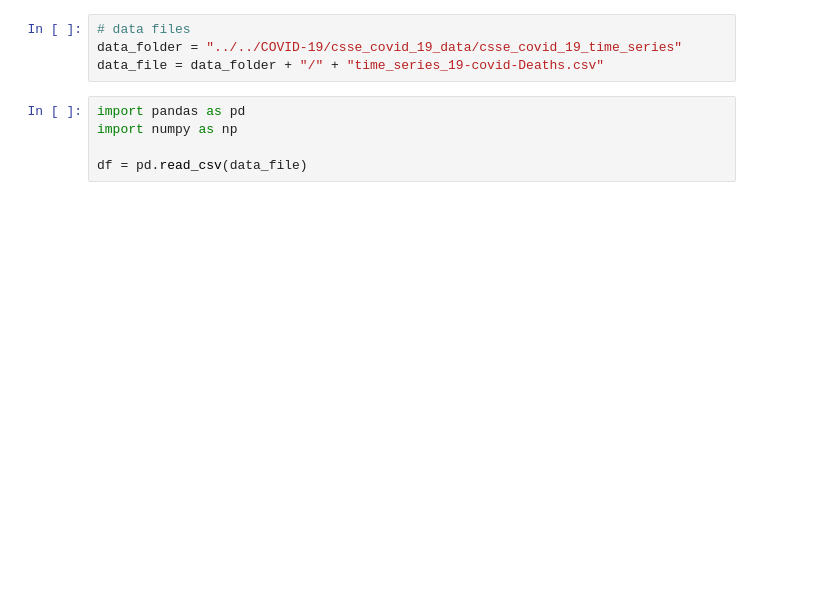
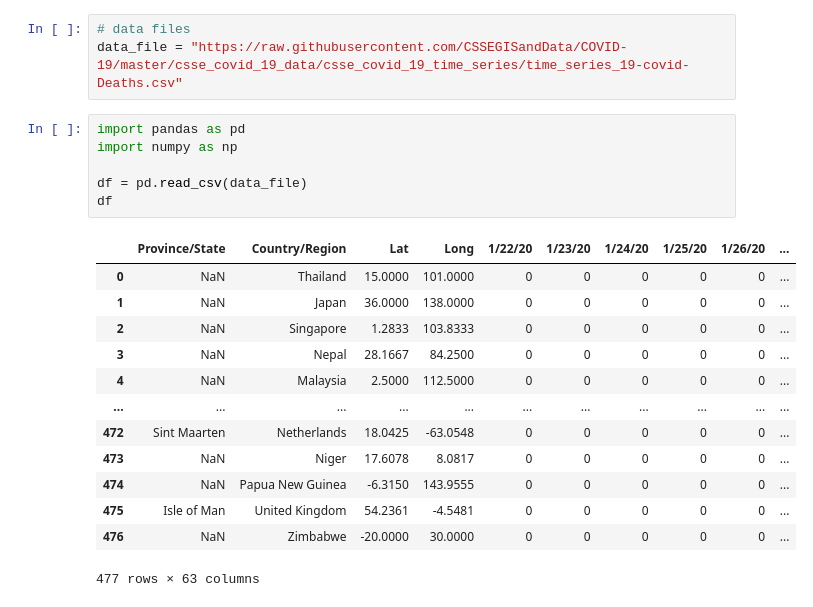
Before and after one commit to biafarrugia/dror-ddj-notebooks, a Jupyter notebook: notebooks/covid-19.ipynb, the cells around one changed output. Cells and saved outputs as stored; diff of their text form; blank space fills up the shorter version.

```diff
--- a/notebooks/covid-19.ipynb
+++ b/notebooks/covid-19.ipynb
@@ -14,9 +7,23 @@ Todo:
 # %%
 # data files
-data_folder = "../../COVID-19/csse_covid_19_data/csse_covid_19_time_series"
-data_file = data_folder + "/" + "time_series_19-covid-Deaths.csv"
+data_file = "https://raw.githubusercontent.com/CSSEGISandData/COVID-19/master/csse_covid_19_data/csse_covid_19_time_series/time_series_19-covid-Deaths.csv"
 # %%
 import pandas as pd
 import numpy as np
 
 df = pd.read_csv(data_file)
+df
+# %% [output]
+|  | Province/State | Country/Region | Lat | Long | 1/22/20 | 1/23/20 | 1/24/20 | 1/25/20 | 1/26/20 | ... |
+| 0 | NaN | Thailand | 15.0000 | 101.0000 | 0 | 0 | 0 | 0 | 0 | ... |
+| 1 | NaN | Japan | 36.0000 | 138.0000 | 0 | 0 | 0 | 0 | 0 | ... |
+| 2 | NaN | Singapore | 1.2833 | 103.8333 | 0 | 0 | 0 | 0 | 0 | ... |
+| 3 | NaN | Nepal | 28.1667 | 84.2500 | 0 | 0 | 0 | 0 | 0 | ... |
+| 4 | NaN | Malaysia | 2.5000 | 112.5000 | 0 | 0 | 0 | 0 | 0 | ... |
+| ... | ... | ... | ... | ... | ... | ... | ... | ... | ... | ... |
+| 472 | Sint Maarten | Netherlands | 18.0425 | -63.0548 | 0 | 0 | 0 | 0 | 0 | ... |
+| 473 | NaN | Niger | 17.6078 | 8.0817 | 0 | 0 | 0 | 0 | 0 | ... |
+| 474 | NaN | Papua New Guinea | -6.3150 | 143.9555 | 0 | 0 | 0 | 0 | 0 | ... |
+| 475 | Isle of Man | United Kingdom | 54.2361 | -4.5481 | 0 | 0 | 0 | 0 | 0 | ... |
+| 476 | NaN | Zimbabwe | -20.0000 | 30.0000 | 0 | 0 | 0 | 0 | 0 | ... |
+477 rows × 63 columns
```
Also changed, not shown: parts of 6 cells of this notebook.
